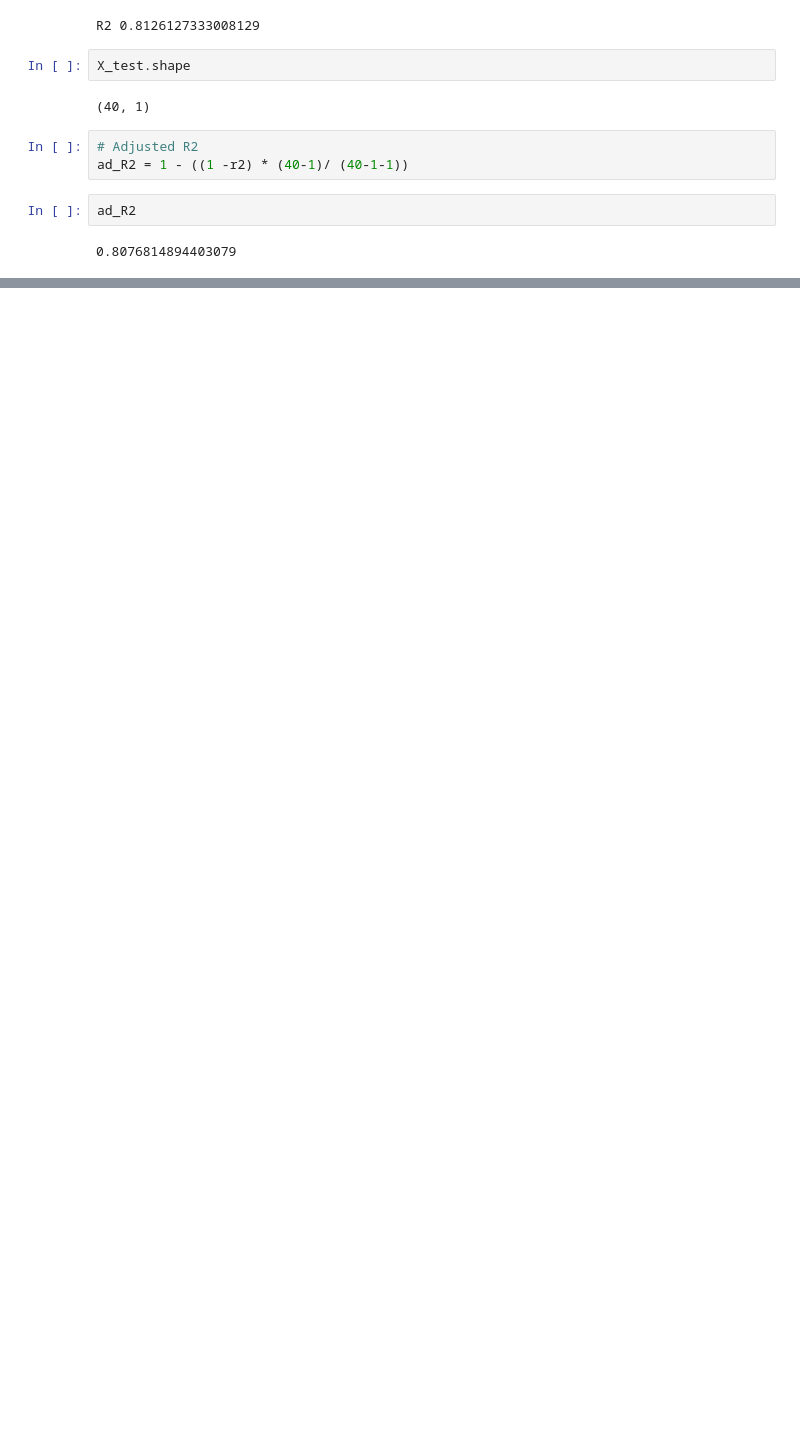
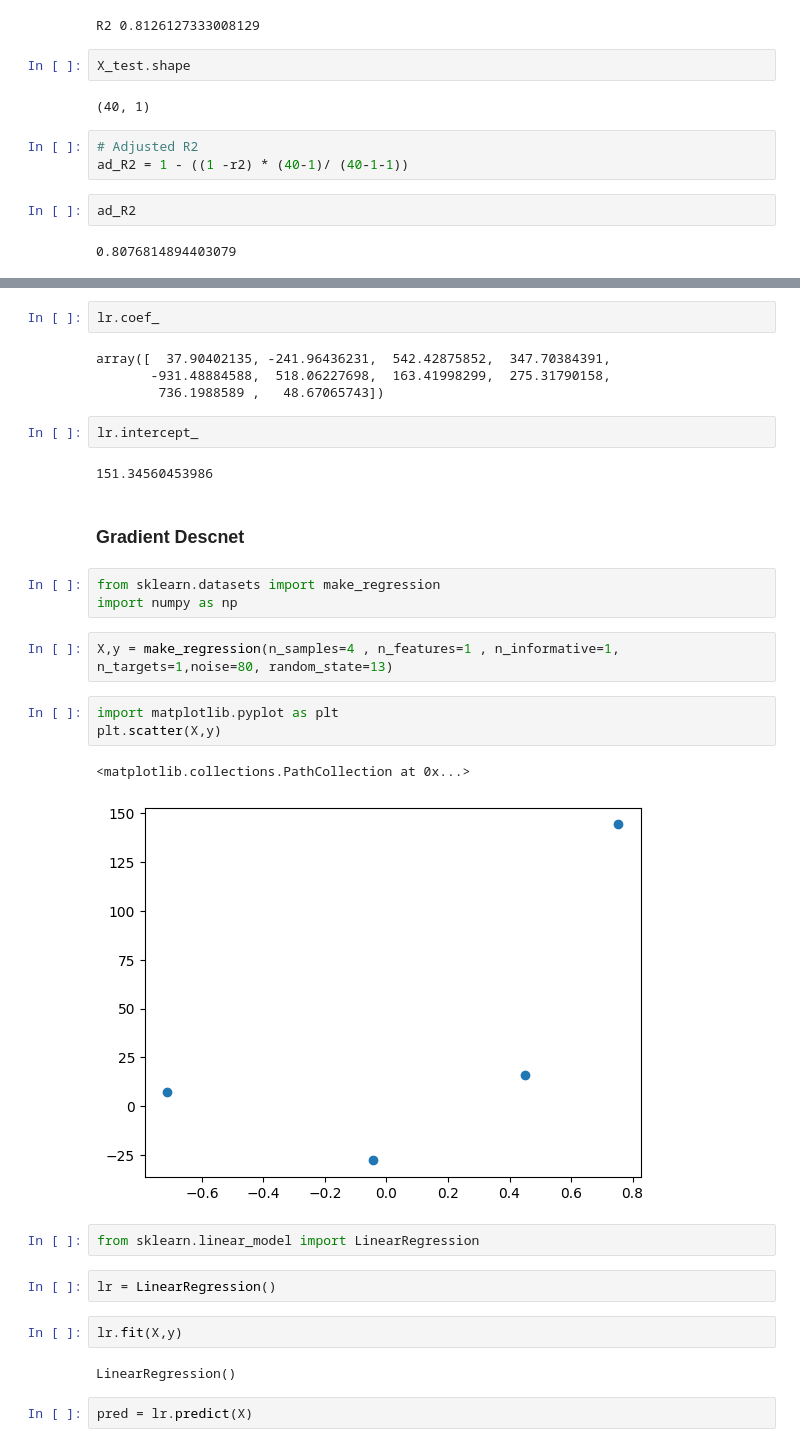
Before and after one commit to Hamzajani153/DSMP, a Jupyter notebook: DSMP/Machine_learning/ML.ipynb, the cells around one changed output, grey strips where cells are left out. Drawn from its saved outputs; the diff is of its cells as text; blank space fills up the shorter version.

```diff
--- a/DSMP/Machine_learning/ML.ipynb
+++ b/DSMP/Machine_learning/ML.ipynb
@@ -82,0 +163,33 @@ ad_R2
+# %%
+lr.coef_
+# %% [output]
+array([  37.90402135, -241.96436231,  542.42875852,  347.70384391,
+       -931.48884588,  518.06227698,  163.41998299,  275.31790158,
+        736.1988589 ,   48.67065743])
+# %%
+lr.intercept_
+# %% [output]
+151.34560453986
+# %% [markdown]
+### Gradient Descnet
+# %%
+from sklearn.datasets import make_regression
+import numpy as np
+# %%
+X,y = make_regression(n_samples=4 , n_features=1 , n_informative=1, n_targets=1,noise=80, random_state=13)
+# %%
+import matplotlib.pyplot as plt
+plt.scatter(X,y)
+# %% [output]
+<matplotlib.collections.PathCollection at 0x...>
+[figure, added]
+# %%
+from sklearn.linear_model import LinearRegression
+# %%
+lr = LinearRegression()
+# %%
+lr.fit(X,y)
+# %% [output]
+LinearRegression()
+# %%
+pred = lr.predict(X)
```
Also changed, not shown: parts of 61 cells of this notebook, 2 other files.
